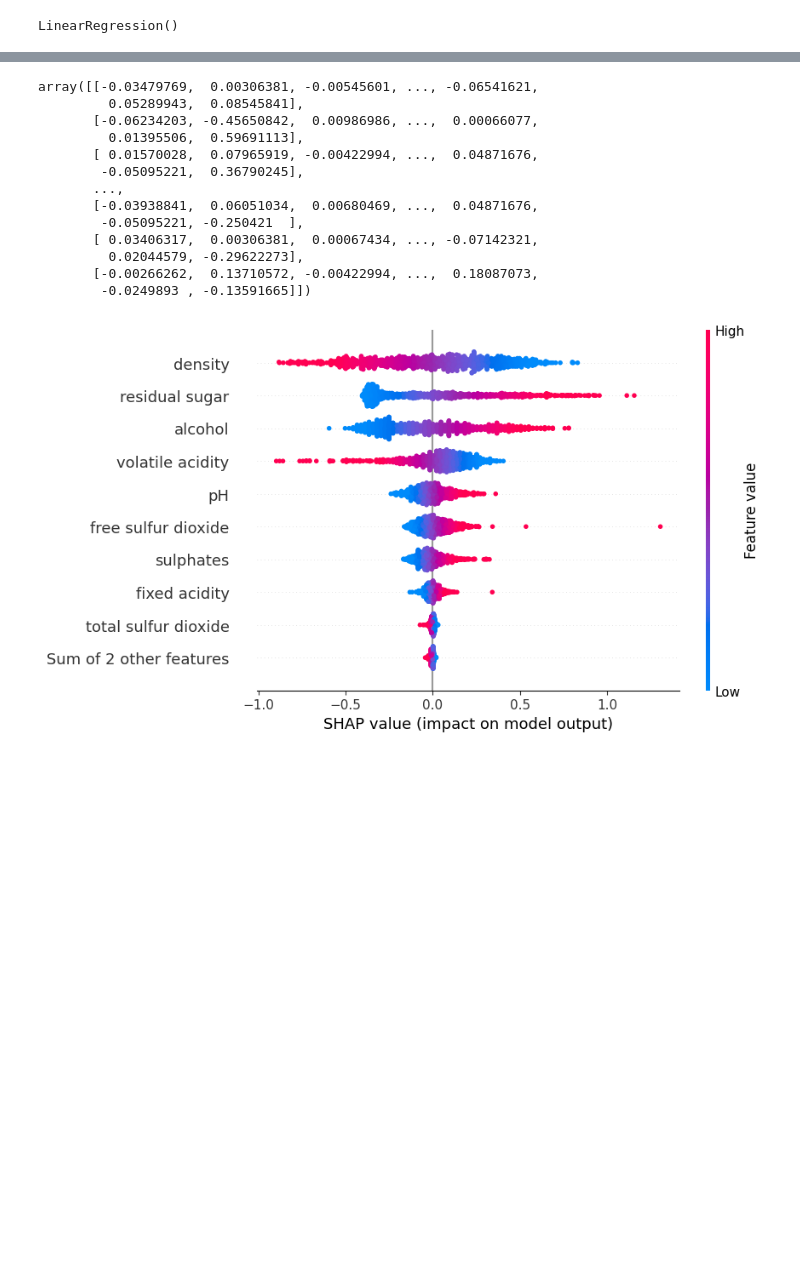
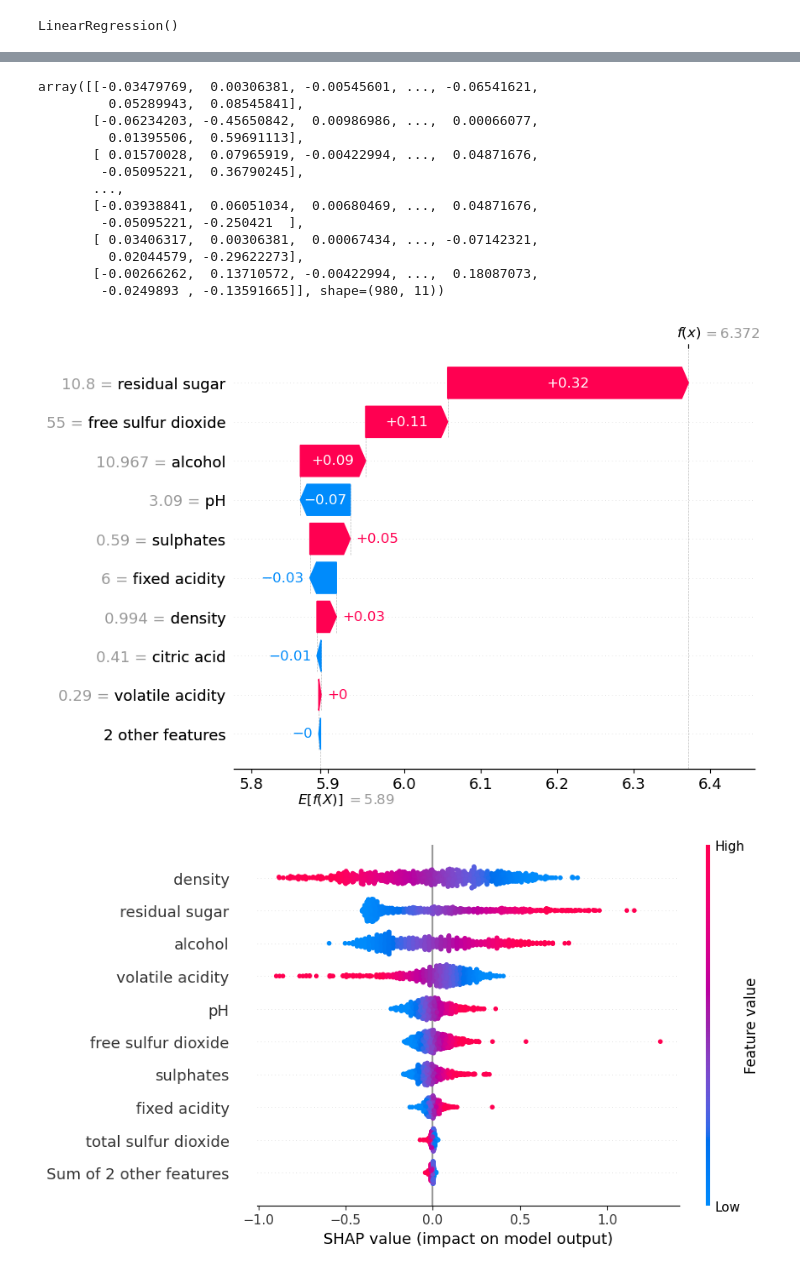
Before and after one commit to AndrewSwinn/Regression, a Jupyter notebook: wine/wine-regression - packages.ipynb, the cells around one changed output, grey strips where cells are left out. Drawn from its saved outputs; the diff is of its cells as text; code cells hidden in the pictures; blank space fills up the shorter version.

```diff
--- a/wine/wine-regression - packages.ipynb
+++ b/wine/wine-regression - packages.ipynb
@@ -1170,3 +12,12 @@ from   sklearn.model_selection import train_test_split
+# %%
+url       = 'https://archive.ics.uci.edu/ml/machine-learning-databases/wine-quality/winequality-white.csv'
+file_name = 'wine.csv'
+try:
+    wine = pd.read_csv(file_name)
+except FileNotFoundError:
+    print('File not found')
+    wine = pd.read_csv(url, sep=";")
+    wine.to_csv(file_name, index=False)
 # %%
 summary = wine.describe().transpose().round(2)
 summary = summary.drop("count", axis=1)
@@ -1187,5 +71,6 @@ coefs = pd.DataFrame({'feature': X.columns.values, 'coefficient':  np.round(mode
 # %%
 explainer = shap.LinearExplainer(model=model, masker=X_train, algorithm='linear')
+shap_values = explainer(X_test)
 # %%
 shap_values.values
 # %% [output]
@@ -1201,7 +86,11 @@ array([[-0.03479769,  0.00306381, -0.00545601, ..., -0.06541621,
        [ 0.03406317,  0.00306381,  0.00067434, ..., -0.07142321,
          0.02044579, -0.29622273],
        [-0.00266262,  0.13710572, -0.00422994, ...,  0.18087073,
-        -0.0249893 , -0.13591665]])
+        -0.0249893 , -0.13591665]], shape=(980, 11))
+# %%
+shap.plots.waterfall(shap_values[0])
+# %% [output]
+[figure, added]
 # %%
 shap.plots.beeswarm(shap_values)
 # %% [output]
```
Also changed, not shown: parts of 7 cells of this notebook, 7 other files.
